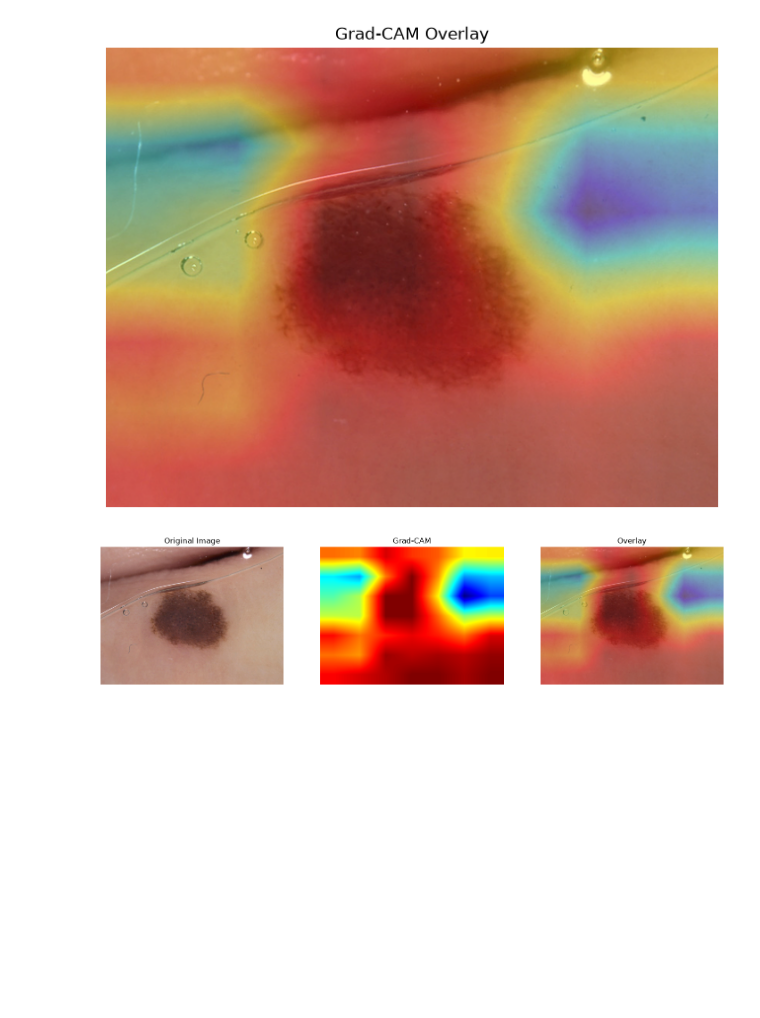
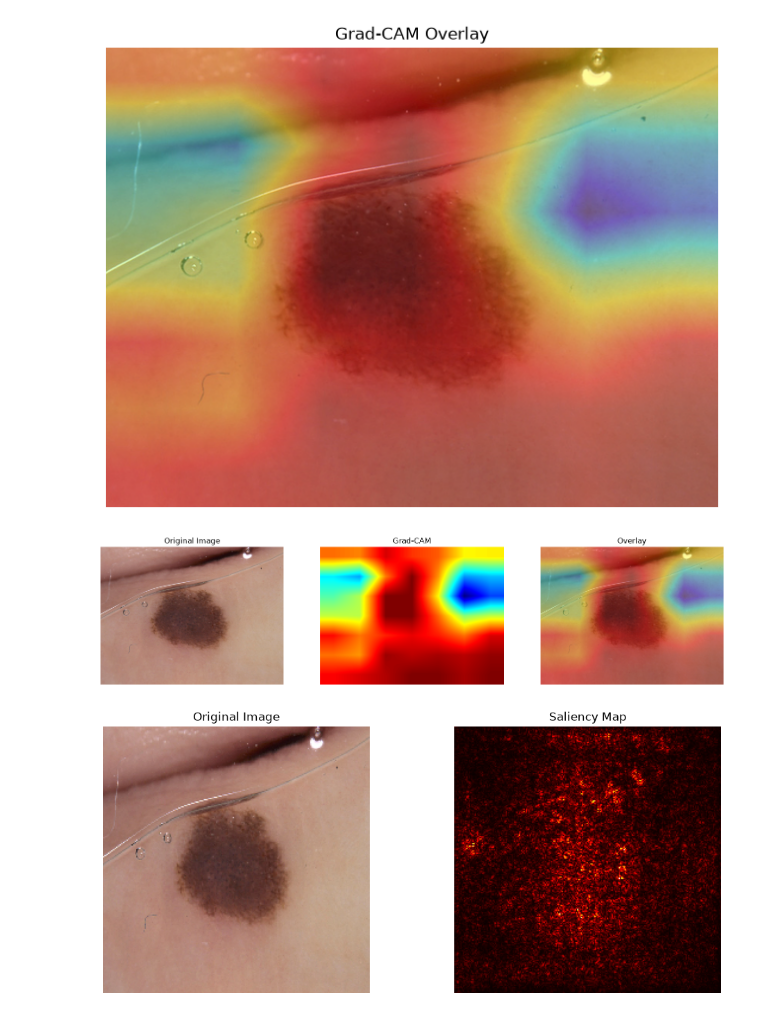
Before and after one commit to Harini-Loganathan-0001/AximSoft_Weekly_Tasks, a Jupyter notebook: week_09/phase7.ipynb, the cells around one changed output. Saved outputs shown, nothing was run; the diff lists cells and outputs as text; code cells hidden in the pictures; blank space fills up the shorter version.

```diff
--- a/week_09/phase7.ipynb
+++ b/week_09/phase7.ipynb
@@ -172,3 +172,54 @@ plt.savefig("images/ALL_TOGETHER.png", dpi=300, bbox_inches="tight")
 plt.show()
 # %% [output]
 [figure]
+# %%
+import tensorflow as tf
+import numpy as np
+import matplotlib.pyplot as plt
+from tensorflow.keras.models import load_model
+from tensorflow.keras.preprocessing import image
+
+# Load model
+model = load_model("models2/resnet_SGD.keras")
+
+# Image path
+img_path =img_path
+
+IMG_SIZE = (224,224)
+
+img = image.load_img(img_path, target_size=IMG_SIZE)
+img = image.img_to_array(img)
+img = img / 255.0
+img = np.expand_dims(img, axis=0)
+
+input_img = tf.convert_to_tensor(img)
+
+with tf.GradientTape() as tape:
+
+    tape.watch(input_img)
+
+    prediction = model(input_img)
+
+    class_idx = tf.argmax(prediction[0])
+
+    loss = prediction[:, class_idx]
+
+grads = tape.gradient(loss, input_img)
+
+saliency = tf.reduce_max(tf.abs(grads), axis=-1)[0]
+
+plt.figure(figsize=(12,5))
+
+plt.subplot(1,2,1)
+plt.imshow(img[0])
+plt.title("Original Image")
+plt.axis("off")
+
+plt.subplot(1,2,2)
+plt.imshow(saliency, cmap="hot")
+plt.title("Saliency Map")
+plt.axis("off")
+
+plt.show()
+# %% [output]
+[figure, added]
```
Also changed, not shown: parts of 2 cells of this notebook.
